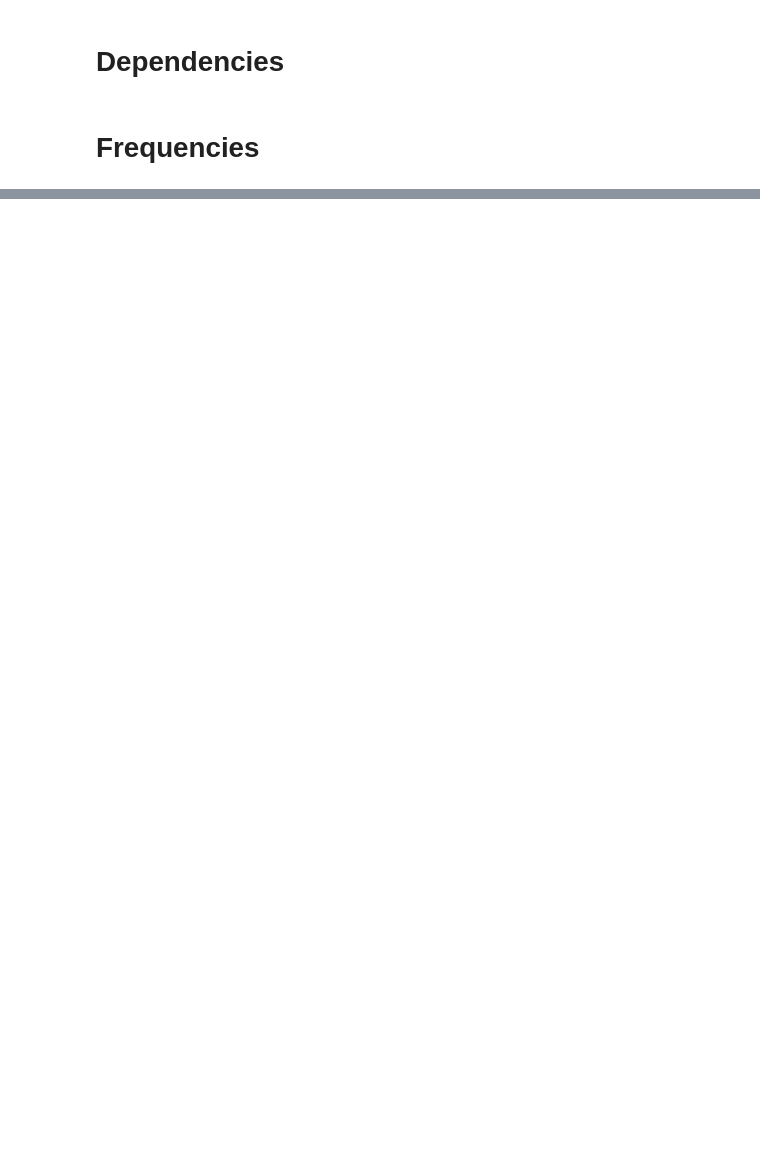
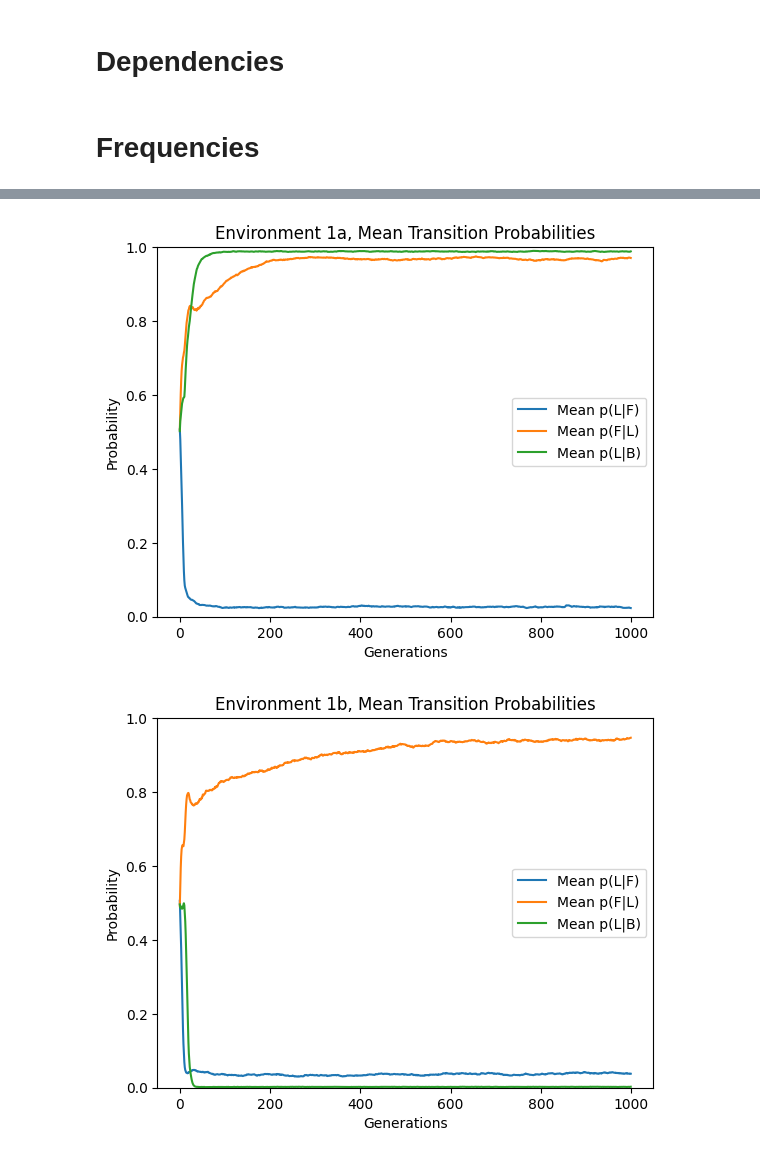
Before and after one commit to Maxuuuuuu/naco-project, a Jupyter notebook: OG-Yang_baseline/analysis.ipynb, the cells around one changed output, grey strips where cells are left out. Saved outputs shown, nothing was run; the diff lists cells and outputs as text; code cells hidden in the pictures; blank space fills up the shorter version.

```diff
--- a/OG-Yang_baseline/analysis.ipynb
+++ b/OG-Yang_baseline/analysis.ipynb
@@ -33,0 +46,33 @@ plot_frequencies("2b", "Position frequencies for 2b")
+# %%
+def plot_strategies(df, title):
+    plt.plot(df["mean_p_L_given_F"], label="Mean p(L|F)")
+    plt.plot(df["mean_p_F_given_L"], label="Mean p(F|L)")
+    plt.plot(df["mean_p_L_given_B"], label="Mean p(L|B)")
+
+    plt.legend()
+    plt.ylim([0,1])
+    plt.xlabel("Generations")
+    plt.ylabel("Probability")
+    plt.title(title)
+
+    plt.show()
+
+def plot_env_strategies(name):
+    run0 = pd.read_csv(f"yang_reproduction_outputs/final/figure_{name}_0_generation_records.csv")
+    run1 = pd.read_csv(f"yang_reproduction_outputs/final/figure_{name}_1_generation_records.csv")
+    run2 = pd.read_csv(f"yang_reproduction_outputs/final/figure_{name}_2_generation_records.csv")
+
+    avg_run = pd.DataFrame()
+    avg_run["mean_p_L_given_F"] = pd.concat([run0["p_L_given_F"], run1["p_L_given_F"], run2["p_L_given_F"]], axis=1).mean(axis=1)
+    avg_run["mean_p_F_given_L"] = pd.concat([run0["p_F_given_L"], run1["p_F_given_L"], run2["p_F_given_L"]], axis=1).mean(axis=1)
+    avg_run["mean_p_L_given_B"] = pd.concat([run0["p_L_given_B"], run1["p_L_given_B"], run2["p_L_given_B"]], axis=1).mean(axis=1)
+
+    plot_strategies(avg_run, f"Environment {name}, Mean Transition Probabilities")
+
+plot_env_strategies("1a")
+plot_env_strategies("1b")
+plot_env_strategies("2a")
+plot_env_strategies("2b")
+# %% [output]
+[figure, added]
+[figure, added]
```
Also changed, not shown: parts of 9 cells of this notebook, 13 other files.
